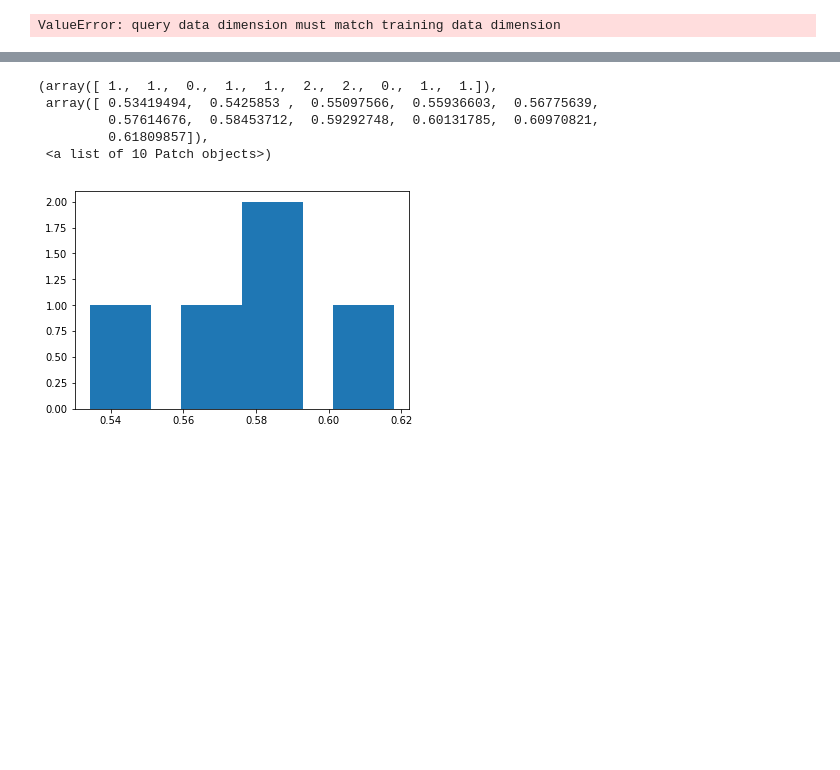
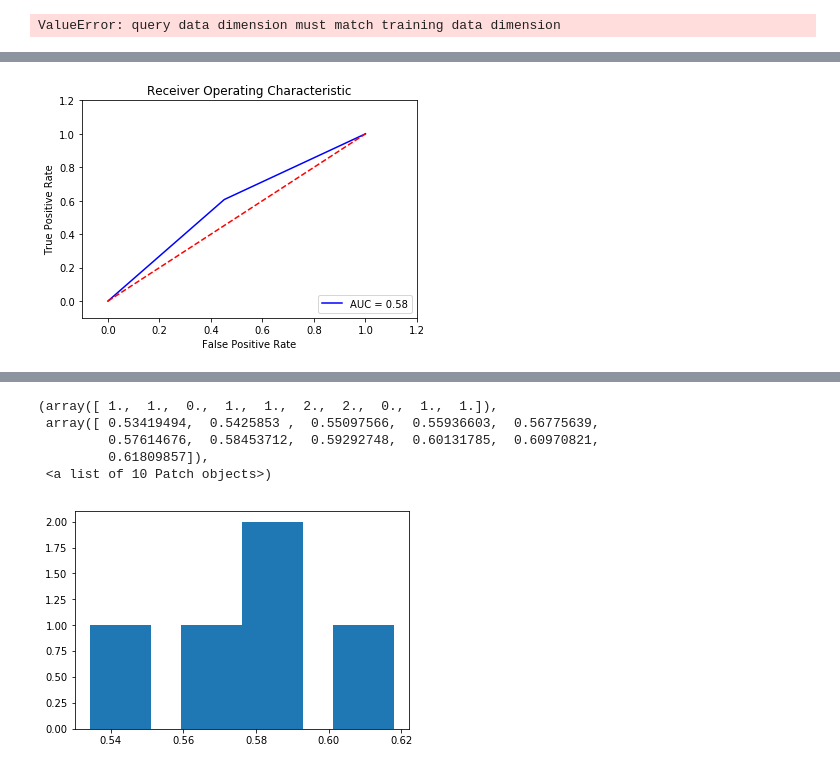
Before and after one commit to franciscojdiezc/TFM, a Jupyter notebook: 5. Machine Learning.ipynb, the cells around one changed output, grey strips where cells are left out. Drawn from its saved outputs; the diff is of its cells as text; code cells hidden in the pictures; blank space fills up the shorter version.

```diff
--- a/5. Machine Learning.ipynb
+++ b/5. Machine Learning.ipynb
@@ -113,3 +153,22 @@ ValueError: query data dimension must match training data dimension
+# %%
+actual = y_test
+predictions = clf.predict(X_test)
+# %%
+false_positive_rate, true_positive_rate, thresholds = roc_curve(actual, predictions)
+roc_auc = auc(false_positive_rate, true_positive_rate)
+# %%
+plt.title('Receiver Operating Characteristic')
+plt.plot(false_positive_rate, true_positive_rate, 'b',
+label='AUC = %0.2f'% roc_auc)
+plt.legend(loc='lower right')
+plt.plot([0,1],[0,1],'r--')
+plt.xlim([-0.1,1.2])
+plt.ylim([-0.1,1.2])
+plt.ylabel('True Positive Rate')
+plt.xlabel('False Positive Rate')
+plt.show()
+# %% [output]
+[figure, added]
 # %%
 #Crossval score: para reorganizar y hacer el accuracy varias veces, así será más acertado el accuracy
 # %%
```
Also changed, not shown: parts of 36 cells of this notebook.
